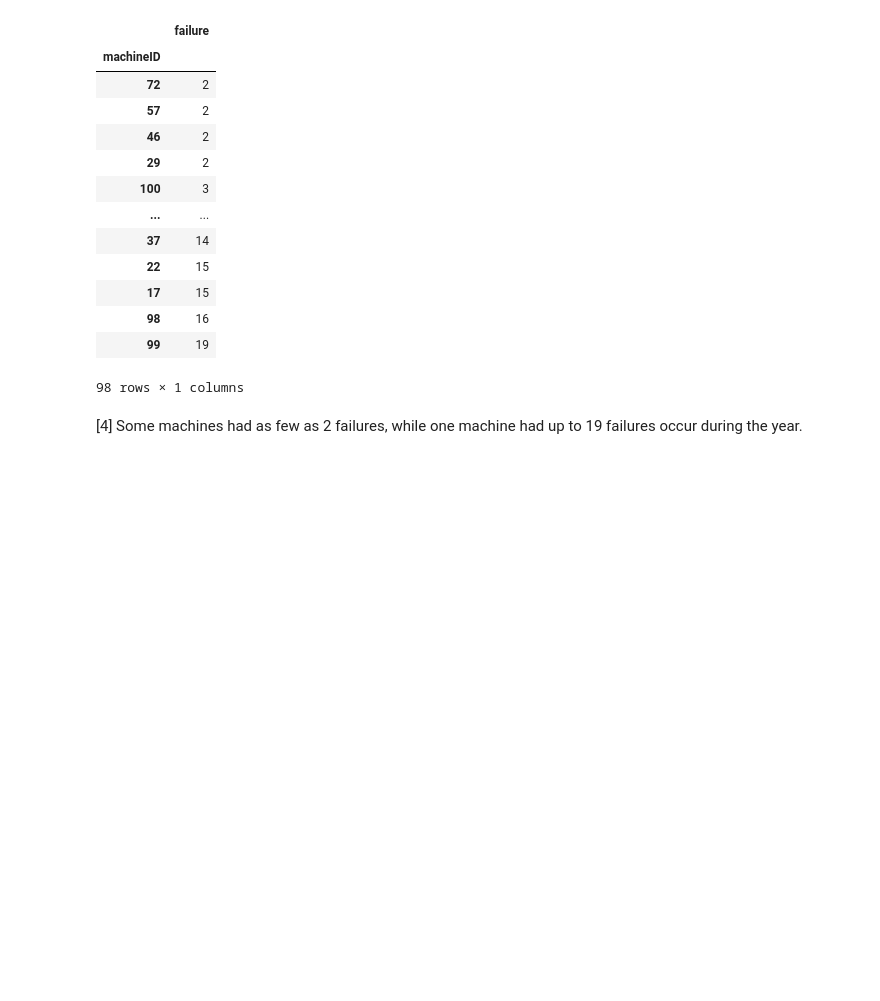
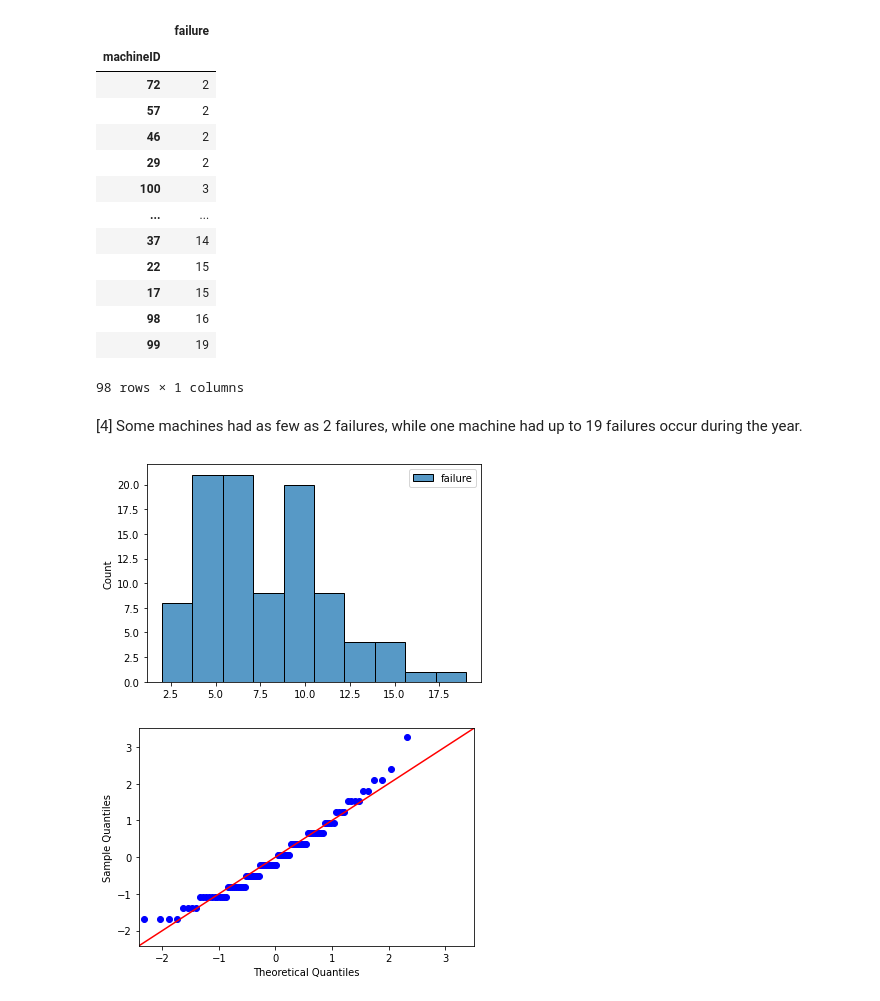
Before and after one commit to scosam/PredictiveMaintenance, a Jupyter notebook: notebooks/EDA.ipynb, the cells around one changed output. Drawn from its saved outputs; the diff is of its cells as text; code cells hidden in the pictures; blank space fills up the shorter version.

```diff
--- a/notebooks/EDA.ipynb
+++ b/notebooks/EDA.ipynb
@@ -191,3 +237,18 @@ fail_log[['machineID', 'failure']].groupby('machineID').count().sort_values('fai
 98 rows × 1 columns
 # %% [markdown]
 [4] Some machines had as few as 2 failures, while one machine had up to 19 failures occur during the year.
+# %%
+sns.histplot(fail_log[['machineID', 'failure']].groupby('machineID').count(), bins=10)
+
+plt.show()
+
+import statsmodels.api as sm
+from statsmodels.graphics.gofplots import qqplot
+import pylab as pl
+from scipy.stats import norm, uniform
+
+qqplot(fail_log[['machineID', 'failure']].groupby('machineID').count().sort_values('failure'), norm, fit=True, line='45')
+pl.show()
+# %% [output]
+[figure, added]
+[figure, added]
```
Also changed, not shown: parts of 16 cells of this notebook.
